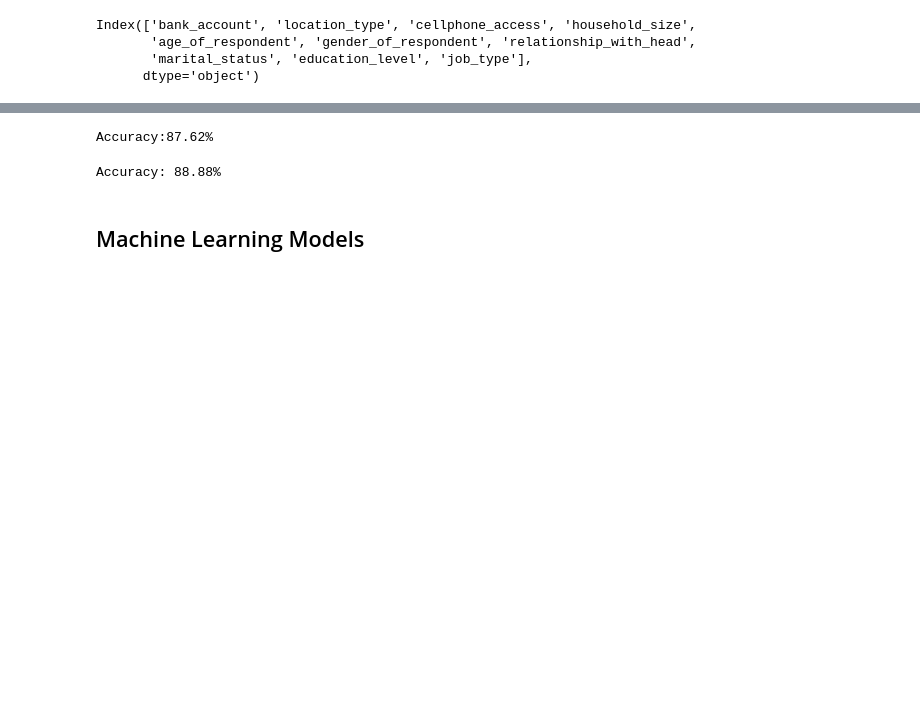
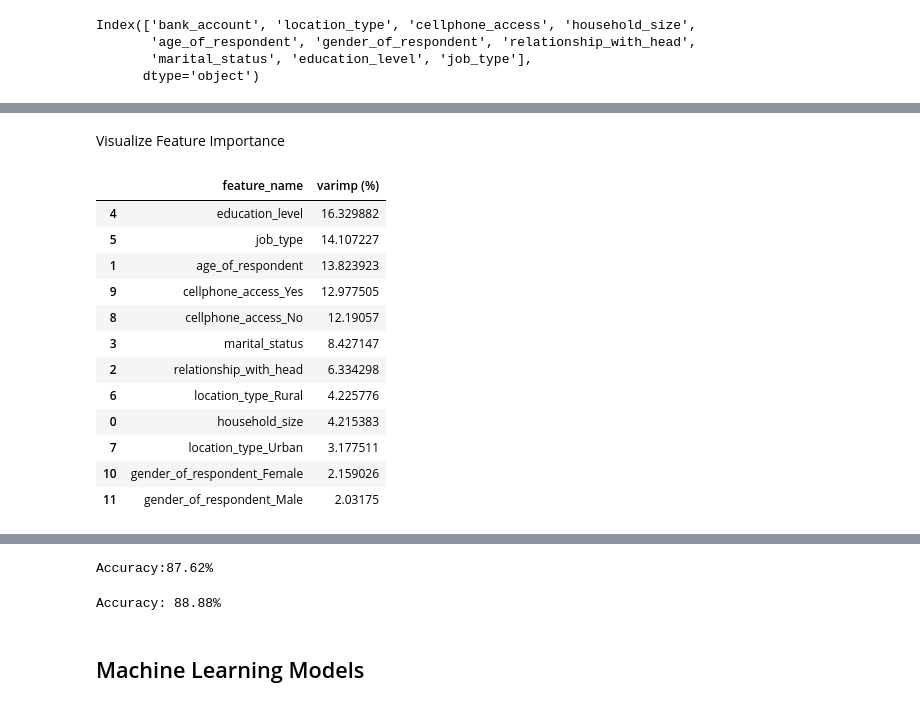
Before and after one commit to datakiptoo/Financial_Inclusion, a Jupyter notebook: hack.ipynb, the cells around one changed output, grey strips where cells are left out. Saved outputs shown, nothing was run; the diff lists cells and outputs as text; code cells hidden in the pictures; blank space fills up the shorter version.

```diff
--- a/hack.ipynb
+++ b/hack.ipynb
@@ -697,0 +814,35 @@ y=train_data['bank_account']
+# %% [markdown]
+Visualize Feature Importance
+# %%
+pd.options.display.max_rows = 2200
+#define a function to create variable importance dataframe
+def get_catt_varimp(model, train_columns, max_vars=350):
+
+    # Scikit-learn API LGBMClassifier or LGBMRegressor was fitted,
+    # so using feature_importances_ property
+    feature_importances_perc = (model.feature_importances_ / sum(model.feature_importances_)) * 100
+    cv_varimp_df = pd.DataFrame([train_columns, feature_importances_perc]).T
+
+    cv_varimp_df.columns = ['feature_name', 'varimp (%)']
+
+    cv_varimp_df.sort_values(by='varimp (%)', ascending=False, inplace=True)
+
+    cv_varimp_df = cv_varimp_df.iloc[0:max_vars]
+
+    return cv_varimp_df
+#
+get_catt_varimp(model, X.columns)
+# %% [output]
+|  | feature_name | varimp (%) |
+| 4 | education_level | 16.329882 |
+| 5 | job_type | 14.107227 |
+| 1 | age_of_respondent | 13.823923 |
+| 9 | cellphone_access_Yes | 12.977505 |
+| 8 | cellphone_access_No | 12.19057 |
+| 3 | marital_status | 8.427147 |
+| 2 | relationship_with_head | 6.334298 |
+| 6 | location_type_Rural | 4.225776 |
+| 0 | household_size | 4.215383 |
+| 7 | location_type_Urban | 3.177511 |
+| 10 | gender_of_respondent_Female | 2.159026 |
+| 11 | gender_of_respondent_Male | 2.03175 |
```
Also changed, not shown: parts of 86 cells of this notebook, 5 other files.
